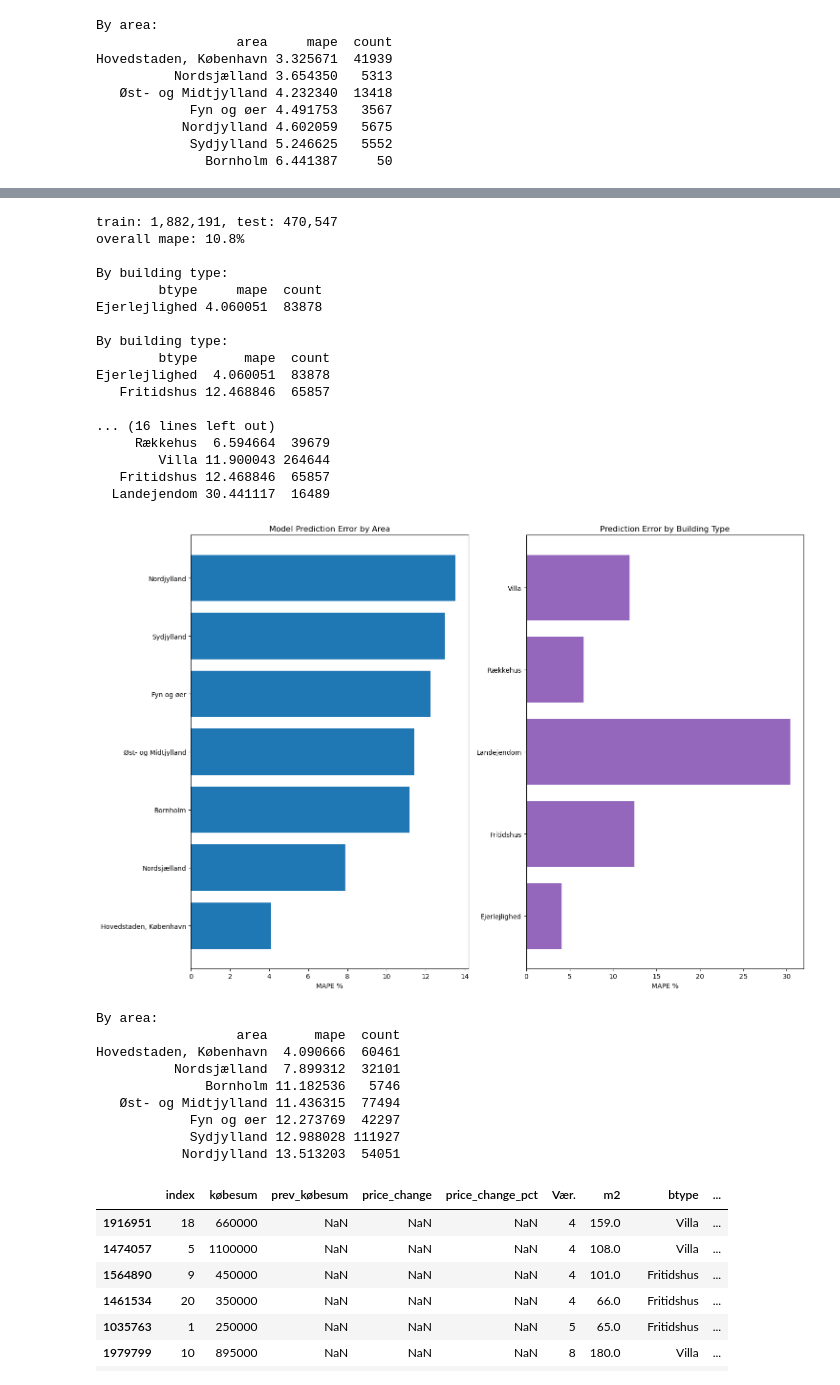
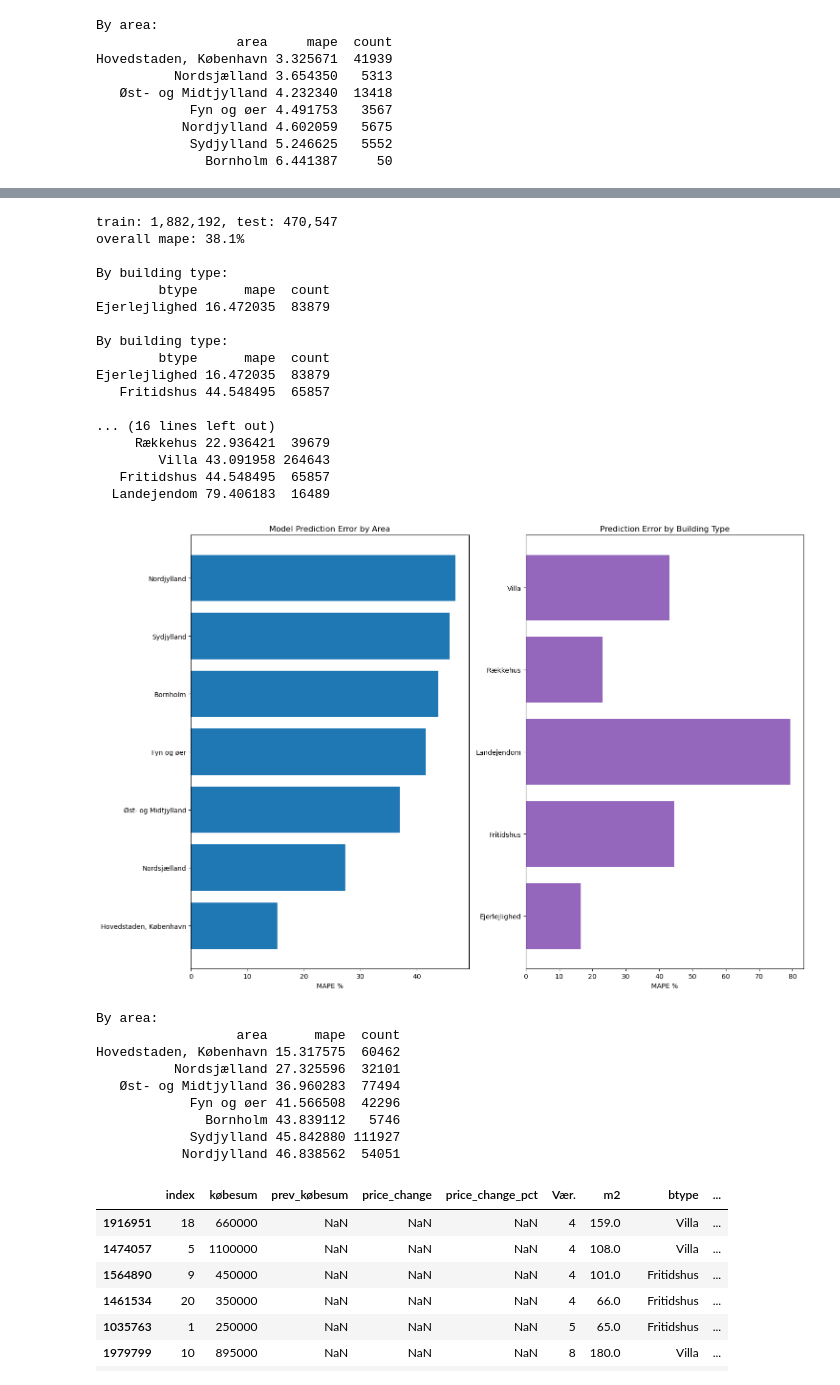
Before and after one commit to VictorJustesen/bachelor, a Jupyter notebook: automltrainer/test.ipynb, the cells around one changed output, grey strips where cells are left out. Cells and saved outputs as stored; diff of their text form; code cells hidden in the pictures.

```diff
--- a/automltrainer/test.ipynb
+++ b/automltrainer/test.ipynb
@@ -402,7 +402,7 @@ import numpy as np
 df = pd.read_csv('cleaned_data_harshertesttest.csv')
 df['dato'] = pd.to_datetime(df['dato'])
 df = df.sort_values('dato')
-df = df.drop(columns=['dato'])
+df = df.drop(columns=['dato', 'price_change', 'price_change_pct'])
 df = pd.get_dummies(df, columns=['btype'], dtype=int,prefix_sep='.')
 
 automl=SimpleAutoML()
@@ -417,7 +417,7 @@ results = automl.run_automl(
     hypertuning_fn=LineSearchTuner,
     loss_fn=mape(),
     n_splits=5,
-    test_split=0.10, #approximately 6 months into the future 35k houses.
+    test_split=0.20, #approximately 6 months into the future 35k houses.
     param_amount='custom'
 )
 # %% [output]
@@ -555,7 +555,7 @@ from matplotlib import pyplot as plt
 df = pd.read_csv('cleaned_data_harshertesttest.csv')
 df['dato'] = pd.to_datetime(df['dato'])
 df = df.sort_values('dato')
-df = df.drop(columns=['dato'])
+df = df.drop(columns=['dato', 'price_change', 'price_change_pct'])
 df_clean = pd.get_dummies(df, columns=['btype'], dtype=int,prefix_sep='.')
 
 def mape(actual, pred):
@@ -584,10 +584,9 @@ X_test_scaled = scaler.transform(X_test)
 
 # train with best params
 model = XGBRegressor(
-    n_estimators=600,
-    learning_rate=0.05,
-    max_depth=9,
-    random_state=42
+    n_estimators=100,
+    learning_rate=0.1,
+    max_depth=6,
 )
 
 model.fit(X_train_scaled, y_train)
@@ -630,55 +629,55 @@ for col in btype_cols:
     if len(btype_data) > 5:
         btype_name = col.replace('btype.', '')
         btype_actual = y_test[test_data[col] == 1]
         btype_preds = preds[test_data[col] == 1]
         btype_mape = mape(btype_actual, btype_preds)
         btype_results.append([btype_name, btype_mape, len(btype_data)])
 
     btype_results_df = pd.DataFrame(btype_results, columns=['btype', 'mape', 'count'])
     btype_results_df = btype_results_df.sort_values('mape')
 
     # Plot by building type
     plt.subplot(1, 2, 2)
     plt.barh(btype_results_df['btype'], btype_results_df['mape'])
     plt.xlabel('MAPE %')
     plt.title('Prediction Error by Building Type')
 
     print(f"\nBy building type:")
     print(btype_results_df.to_string(index=False))
 
 plt.tight_layout()
 plt.show()
 
 print(f"\nBy area:")
 print(results_df.to_string(index=False))
 # %% [output]
-train: 1,882,191, test: 470,547
-overall mape: 10.8%
-
-By building type:
-        btype     mape  count
-Ejerlejlighed 4.060051  83878
+train: 1,882,192, test: 470,547
+overall mape: 38.1%
 
 By building type:
         btype      mape  count
-Ejerlejlighed  4.060051  83878
-   Fritidshus 12.468846  65857
+Ejerlejlighed 16.472035  83879
+
+By building type:
+        btype      mape  count
+Ejerlejlighed 16.472035  83879
+   Fritidshus 44.548495  65857
 
 ... (16 lines left out)
-     Rækkehus  6.594664  39679
-        Villa 11.900043 264644
-   Fritidshus 12.468846  65857
-  Landejendom 30.441117  16489
+     Rækkehus 22.936421  39679
+        Villa 43.091958 264643
+   Fritidshus 44.548495  65857
+  Landejendom 79.406183  16489
-[figure, old version]
+[figure, new version]
 By area:
                   area      mape  count
-Hovedstaden, København  4.090666  60461
-          Nordsjælland  7.899312  32101
-              Bornholm 11.182536   5746
-   Øst- og Midtjylland 11.436315  77494
-            Fyn og øer 12.273769  42297
-            Sydjylland 12.988028 111927
-           Nordjylland 13.513203  54051
+Hovedstaden, København 15.317575  60462
+          Nordsjælland 27.325596  32101
+   Øst- og Midtjylland 36.960283  77494
+            Fyn og øer 41.566508  42296
+              Bornholm 43.839112   5746
+            Sydjylland 45.842880 111927
+           Nordjylland 46.838562  54051
 # %%
 df.head(10)
 # %% [output]
```
Also changed, not shown: parts of 3 cells of this notebook, 4 other files.
